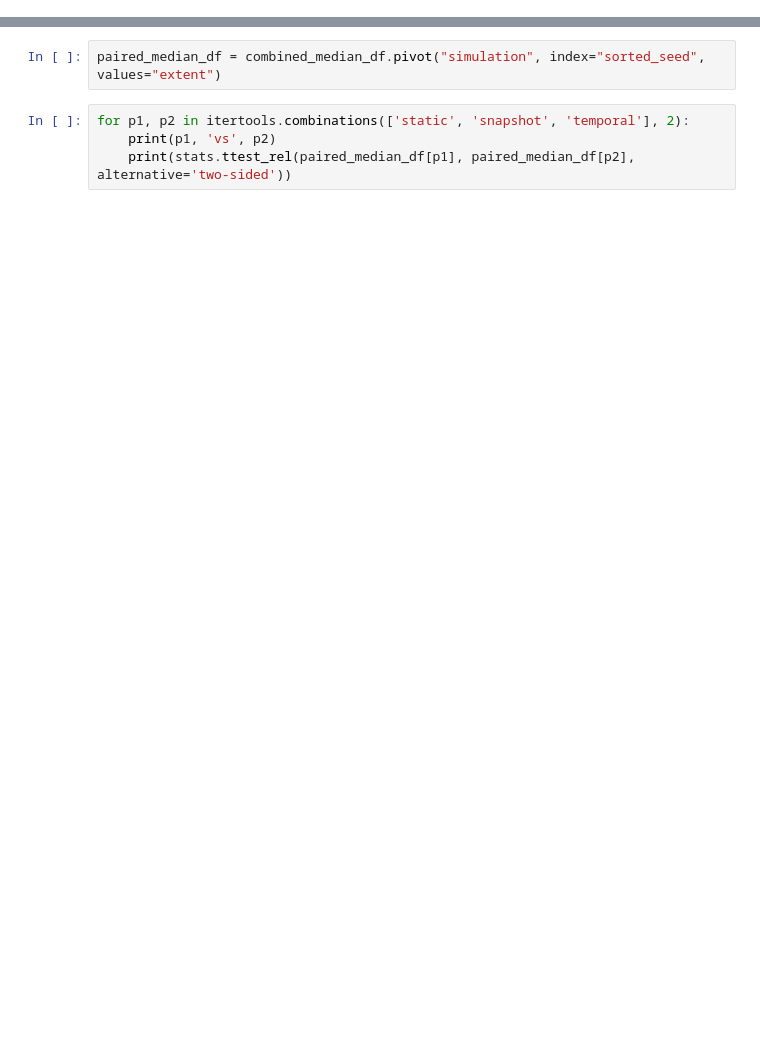
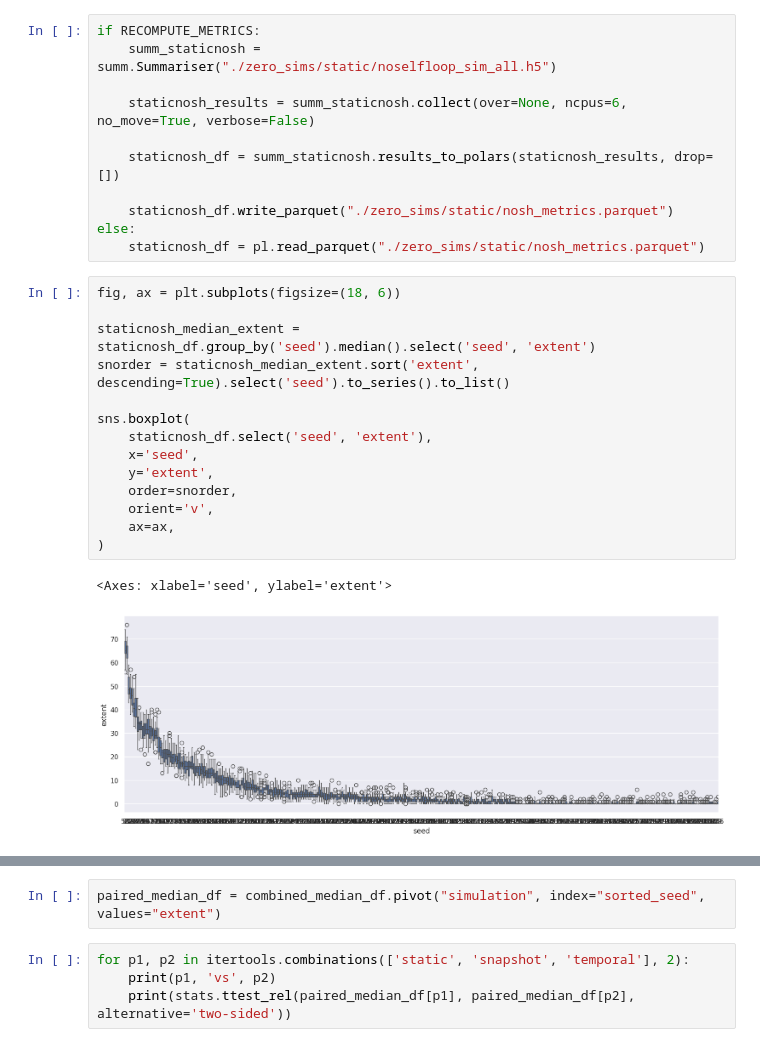
Before and after one commit to dwu0042/explore_echidna, a Jupyter notebook: compute_summary_stats.ipynb, the cells around one changed output, grey strips where cells are left out. Saved outputs shown, nothing was run; the diff lists cells and outputs as text; blank space fills up the shorter version.

```diff
--- a/compute_summary_stats.ipynb
+++ b/compute_summary_stats.ipynb
@@ -62 +75,29 @@ sns.boxplot(
+# %%
+if RECOMPUTE_METRICS:
+    summ_staticnosh = summ.Summariser("./zero_sims/static/noselfloop_sim_all.h5")
+
+    staticnosh_results = summ_staticnosh.collect(over=None, ncpus=6, no_move=True, verbose=False)
+
+    staticnosh_df = summ_staticnosh.results_to_polars(staticnosh_results, drop=[])
+
+    staticnosh_df.write_parquet("./zero_sims/static/nosh_metrics.parquet")
+else:
+    staticnosh_df = pl.read_parquet("./zero_sims/static/nosh_metrics.parquet")
+# %%
+fig, ax = plt.subplots(figsize=(18, 6))
+
+staticnosh_median_extent = staticnosh_df.group_by('seed').median().select('seed', 'extent')
+snorder = staticnosh_median_extent.sort('extent', descending=True).select('seed').to_series().to_list()
+
+sns.boxplot(
+    staticnosh_df.select('seed', 'extent'),
+    x='seed',
+    y='extent',
+    order=snorder,
+    orient='v',
+    ax=ax,
+)
+# %% [output]
+<Axes: xlabel='seed', ylabel='extent'>
+[figure, added]
 # %%
```
Also changed, not shown: parts of 23 cells of this notebook, 1 other file.
